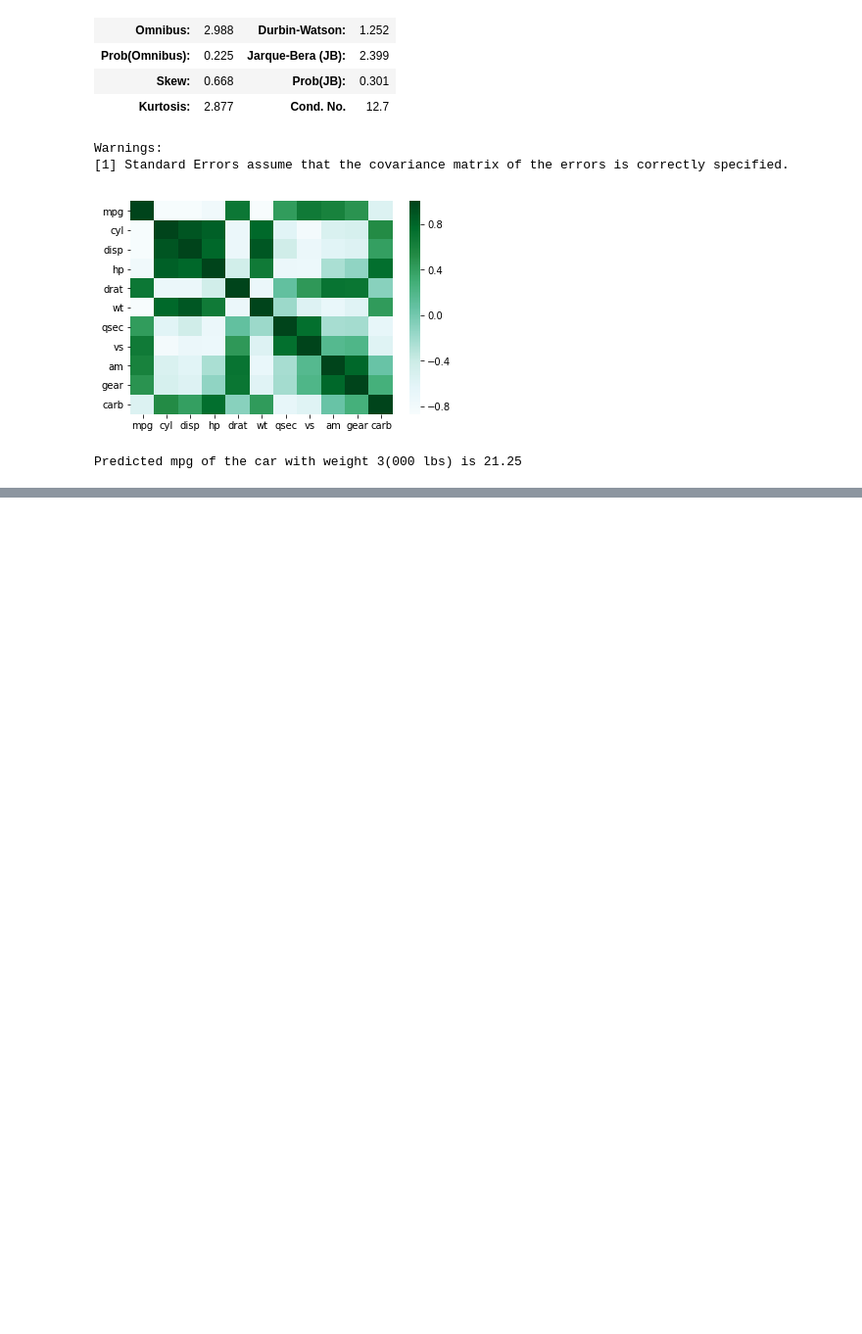
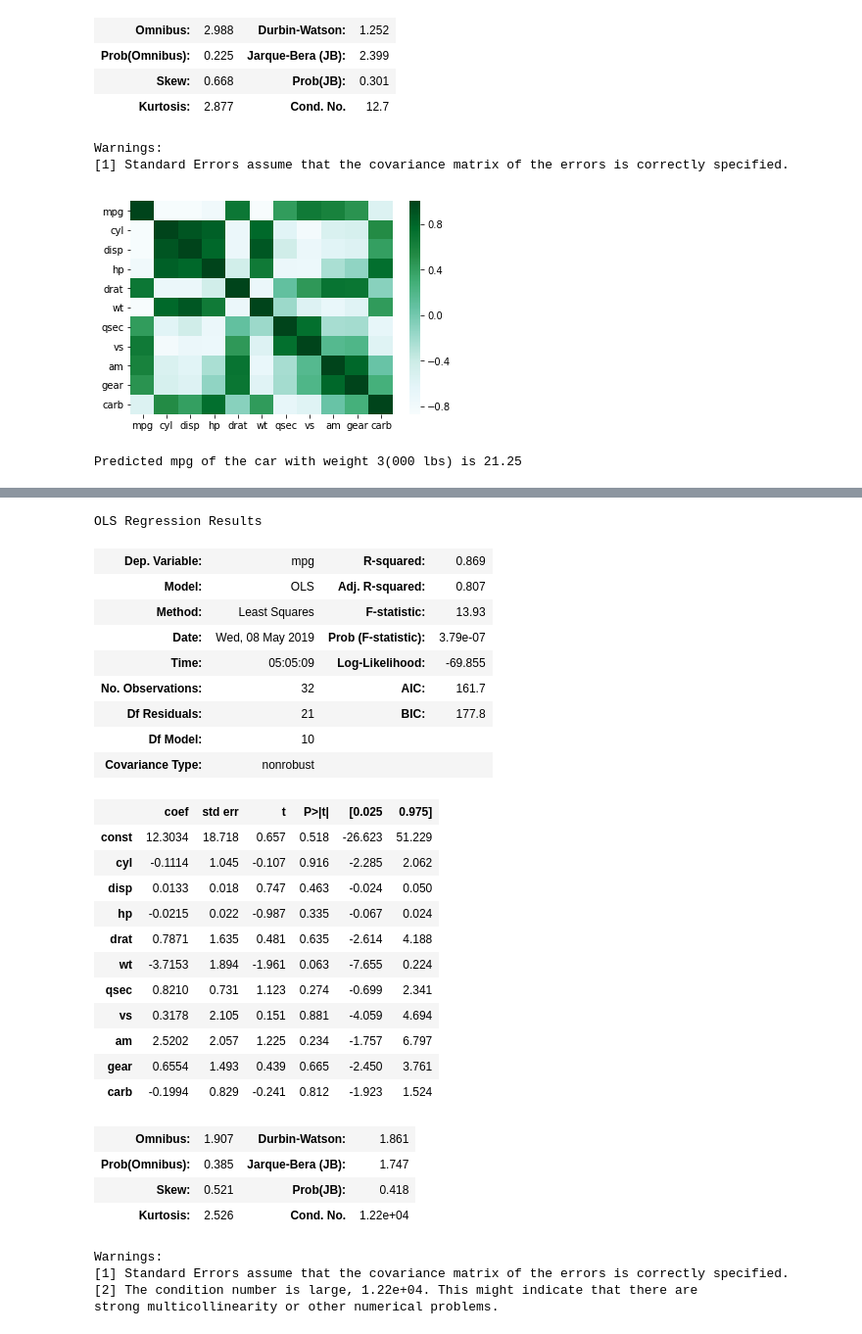
Before and after one commit to bskrm3/PythonTraining, a Jupyter notebook: Dell_Python_Training_Day1.ipynb, the cells around one changed output, grey strips where cells are left out. Shown at 98% size. Drawn from its saved outputs; the diff is of its cells as text; code cells hidden in the pictures; blank space fills up the shorter version.

```diff
--- a/Dell_Python_Training_Day1.ipynb
+++ b/Dell_Python_Training_Day1.ipynb
@@ -508,0 +537,12 @@ R sqare is 0.753
+# %%
+#OLS Ordinary Least Square Method
+
+X= cars.qsec
+y= cars.mpg
+
+X = sm.add_constant(X)
+
+model = sm.OLS(y,X).fit()
+prediction = model.predict(X)
+
+model.summary()
@@ -508,0 +569,22 @@ R sqare is 0.753
+# %%
+import statsmodels.api as sm
+import scipy.stats as stats
+import matplotlib.pyplot as plt
+
+X = cars[["wt","disp"]]
+y = cars.mpg
+
+X = sm.add_constant(X) # Add an intercept to our model
+print(X)
+
+X = cars[["wt","disp"]]
+y = cars.mpg
+
+X = sm.add_constant(X)
+
+model = sm.OLS(y,X).fit()
+prediction = model.predict(X)
+
+model.summary()
+
+X.drop()
@@ -508,0 +631,42 @@ R sqare is 0.753
+# %%
+
+  X= cars.iloc[:,1:11]
+  y= cars.mpg
+
+  X = sm.add_constant(X)
+
+  model = sm.OLS(y,X).fit()
+  prediction = model.predict(X)
+
+  model.summary()
+# %% [output]
+OLS Regression Results
+| Dep. Variable: | mpg | R-squared: | 0.869 |
+| Model: | OLS | Adj. R-squared: | 0.807 |
+| Method: | Least Squares | F-statistic: | 13.93 |
+| Date: | Wed, 08 May 2019 | Prob (F-statistic): | 3.79e-07 |
+| Time: | 05:05:09 | Log-Likelihood: | -69.855 |
+| No. Observations: | 32 | AIC: | 161.7 |
+| Df Residuals: | 21 | BIC: | 177.8 |
+| Df Model: | 10 |  |  |
+| Covariance Type: | nonrobust |  |  |
+|  | coef | std err | t | P>|t| | [0.025 | 0.975] |
+| const | 12.3034 | 18.718 | 0.657 | 0.518 | -26.623 | 51.229 |
+| cyl | -0.1114 | 1.045 | -0.107 | 0.916 | -2.285 | 2.062 |
+| disp | 0.0133 | 0.018 | 0.747 | 0.463 | -0.024 | 0.050 |
+| hp | -0.0215 | 0.022 | -0.987 | 0.335 | -0.067 | 0.024 |
+| drat | 0.7871 | 1.635 | 0.481 | 0.635 | -2.614 | 4.188 |
+| wt | -3.7153 | 1.894 | -1.961 | 0.063 | -7.655 | 0.224 |
+| qsec | 0.8210 | 0.731 | 1.123 | 0.274 | -0.699 | 2.341 |
+| vs | 0.3178 | 2.105 | 0.151 | 0.881 | -4.059 | 4.694 |
+| am | 2.5202 | 2.057 | 1.225 | 0.234 | -1.757 | 6.797 |
+| gear | 0.6554 | 1.493 | 0.439 | 0.665 | -2.450 | 3.761 |
+| carb | -0.1994 | 0.829 | -0.241 | 0.812 | -1.923 | 1.524 |
+| Omnibus: | 1.907 | Durbin-Watson: | 1.861 |
+| Prob(Omnibus): | 0.385 | Jarque-Bera (JB): | 1.747 |
+| Skew: | 0.521 | Prob(JB): | 0.418 |
+| Kurtosis: | 2.526 | Cond. No. | 1.22e+04 |
+Warnings:
+[1] Standard Errors assume that the covariance matrix of the errors is correctly specified.
+[2] The condition number is large, 1.22e+04. This might indicate that there are
+strong multicollinearity or other numerical problems.
```
Also changed, not shown: parts of 33 cells of this notebook.
